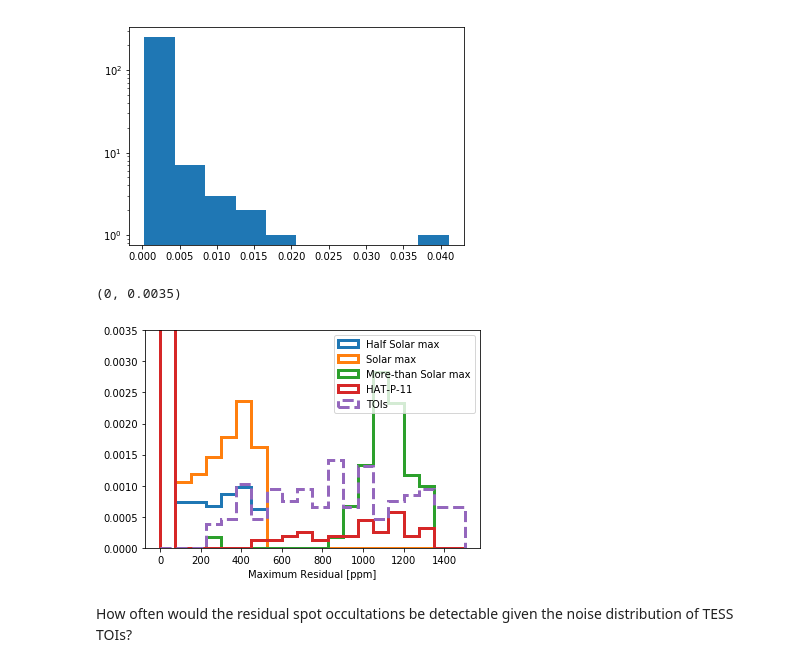
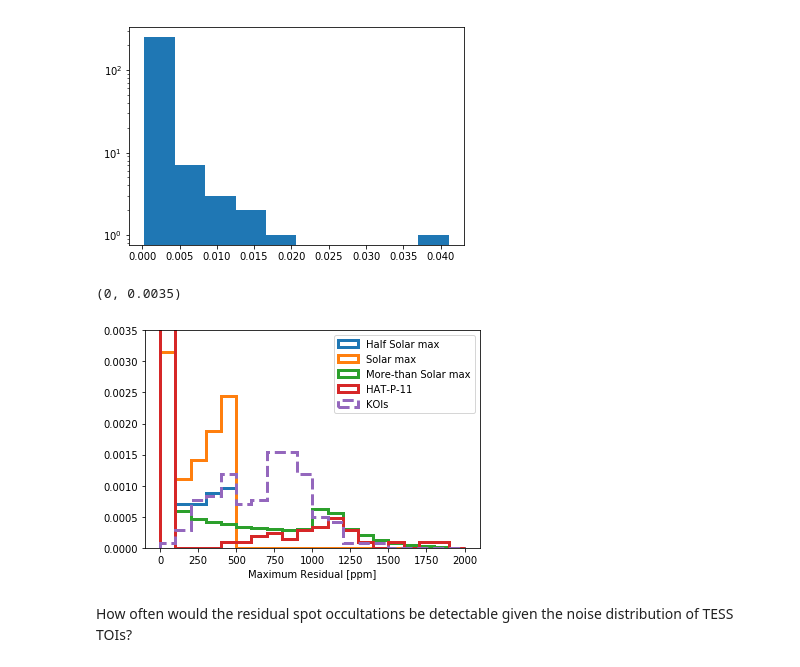
Before and after one commit to bmorris3/orso, a Jupyter notebook: obs_sim.ipynb, the cells around one changed output. Saved outputs shown, nothing was run; the diff lists cells and outputs as text; code cells hidden in the pictures.

```diff
--- a/obs_sim.ipynb
+++ b/obs_sim.ipynb
@@ -42,7 +42,7 @@ plt.hist(stdevs, log=True);
 
 half_max_paths = glob('data/half_solar_max/residuals_*')
 max_paths = glob('data/solar_max/residuals_*')
-more_max_paths = glob('data/1400/residuals_*')
+more_max_paths = glob('data/28/residuals_*')
 
 half_max_residuals = []
 for path in half_max_paths:
@@ -59,22 +59,24 @@ for path in more_max_paths:
 half_max_residuals = np.concatenate(half_max_residuals)
 max_residuals = np.concatenate(max_residuals)
 more_max_residuals = np.concatenate(more_max_residuals)
+# %%
+koi_stdevs = np.load('data/oot_scatter.npy')
 # %%
 hat11 = np.load('data/hat11_residuals.npy')
-histprops = dict(density=True, histtype='step', lw=3, range=[0, 1500])
+histprops = dict(density=True, histtype='step', lw=3, range=[0, 2000])
 plt.hist(half_max_residuals * 1e6, 20, label='Half Solar max', **histprops);
 plt.hist(max_residuals * 1e6, 20, label='Solar max', **histprops);
 plt.hist(more_max_residuals * 1e6, 20, label='More-than Solar max', **histprops);
 plt.hist(hat11 * 1e6, 20, label='HAT-P-11', **histprops)
 
-plt.hist(stdevs * 1e6, 20, label='TOIs', ls='--', **histprops)
+plt.hist(koi_stdevs * 1e6, 20, label='KOIs', ls='--', **histprops)
 
 plt.legend()
 plt.xlabel('Maximum Residual [ppm]')
 plt.ylim([0, 0.0035])
 # %% [output]
 (0, 0.0035)
-[figure, old version]
+[figure, new version]
 # %% [markdown]
 How often would the residual spot occultations be detectable given the noise distribution of TESS TOIs?
 # %%
```
Also changed, not shown: parts of 8 cells of this notebook, 4 other files.
